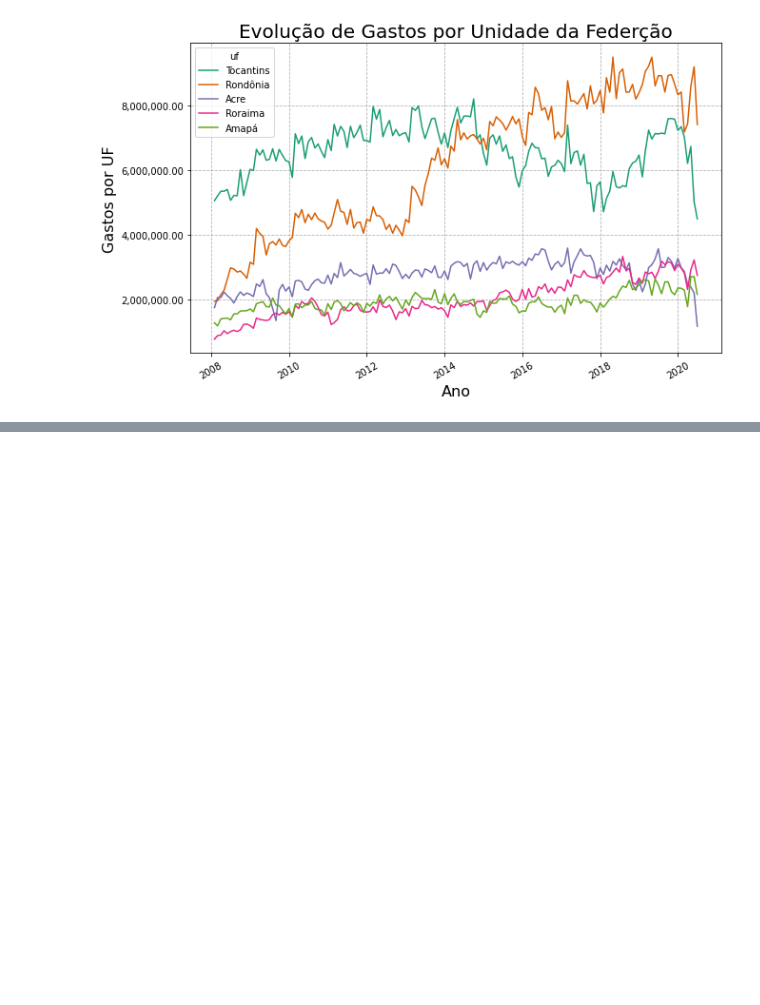
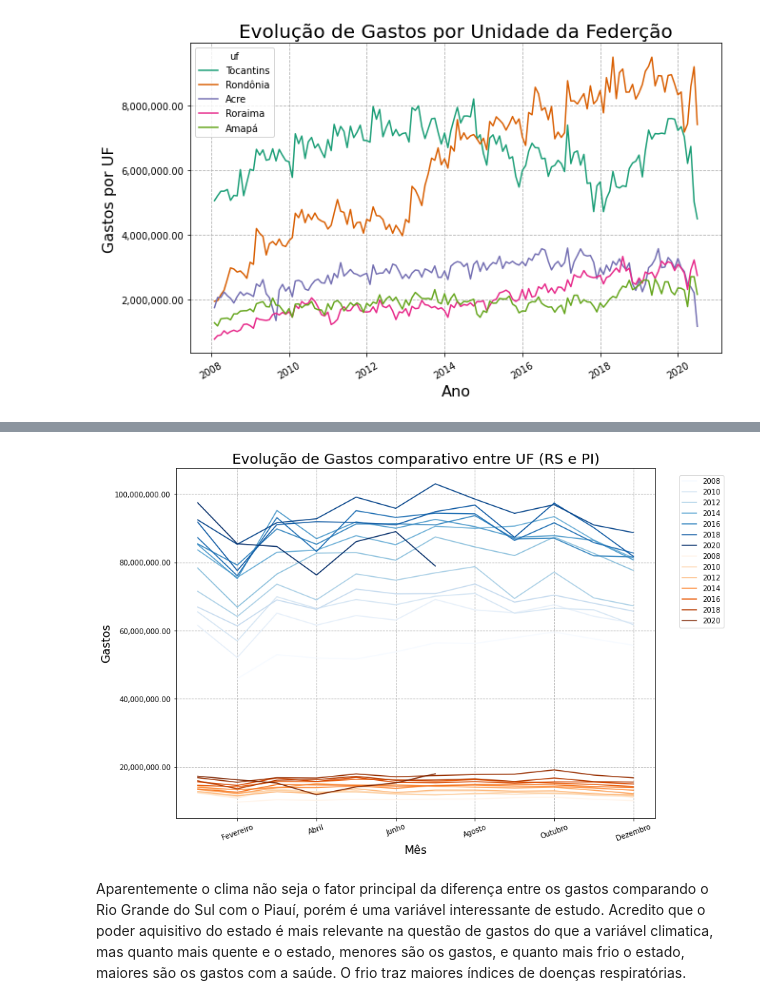
Before and after one commit to yoshinaga2904/Bootcamp-Alura, a Jupyter notebook: Modulo_2_Desafios.ipynb, the cells around one changed output, grey strips where cells are left out. Saved outputs shown, nothing was run; the diff lists cells and outputs as text; code cells hidden in the pictures; blank space fills up the shorter version.

```diff
--- a/Modulo_2_Desafios.ipynb
+++ b/Modulo_2_Desafios.ipynb
@@ -467,0 +509,16 @@ plt.show()
+# %%
+plt.figure(figsize=(12,9))
+ax = sns.lineplot(data=mensal_aberto.query("uf=='Rio Grande do Sul'"), x="mes", y="gasto", hue="ano", palette='Blues')
+ax = sns.lineplot(data=mensal_aberto.query("uf=='Piauí'"), x="mes", y="gasto", hue="ano", palette='Oranges')
+plt.xticks([2, 4, 6, 8, 10, 12], ['Fevereiro', 'Abril', 'Junho', 'Agosto', 'Outubro', 'Dezembro'],rotation=20)
+plt.title('Evolução de Gastos comparativo entre UF (RS e PI)', fontsize=20)
+ax.yaxis.set_major_formatter(ticker.StrMethodFormatter("{x:,.2f}"))
+plt.xlabel("Mês", size = 16)
+plt.ylabel("Gastos", size = 16)
+plt.legend(loc='upper right', bbox_to_anchor=(1.15, 0.99))
+plt.grid(linestyle="--")
+plt.show()
+# %% [output]
+[figure, added]
+# %% [markdown]
+Aparentemente o clima não seja o fator principal da diferença entre os gastos comparando o Rio Grande do Sul com o Piauí, porém é uma variável interessante de estudo. Acredito que o poder aquisitivo do estado é mais relevante na questão de gastos do que a variável climatica, mas quanto mais quente e o estado, menores são os gastos, e quanto mais frio o estado, maiores são os gastos com a saúde. O frio traz maiores índices de doenças respiratórias.
```
Also changed, not shown: parts of 7 cells of this notebook.
